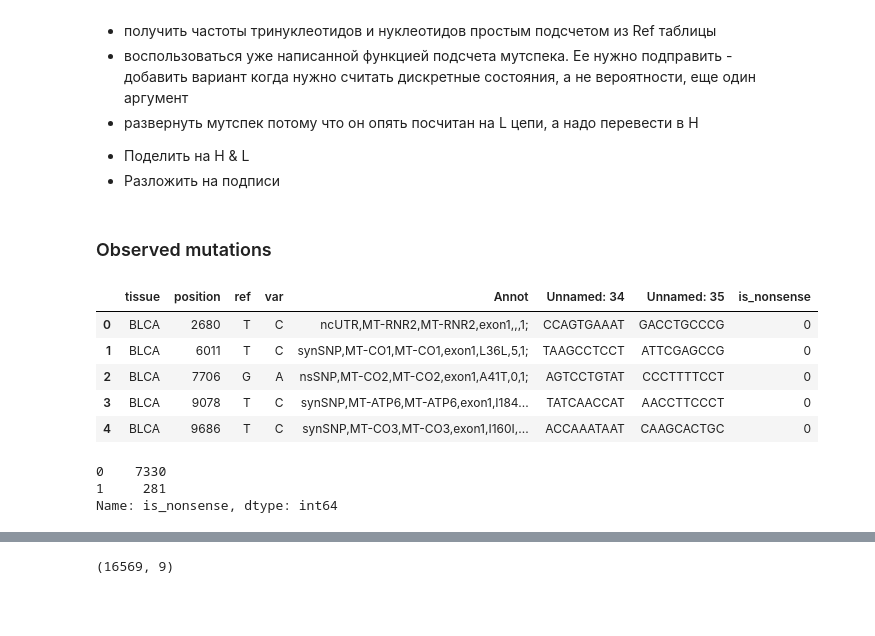
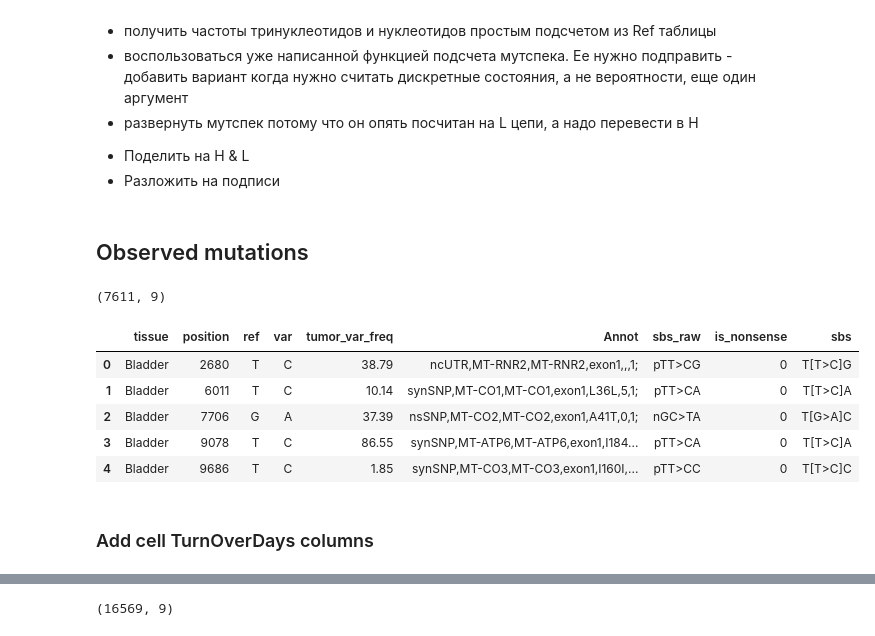
Before and after one commit to mitoclub/Signatures, a Jupyter notebook: notebooks/cancer_calc_ms.ipynb, the cells around one changed output, grey strips where cells are left out. Cells and saved outputs as stored; diff of their text form; code cells hidden in the pictures; blank space fills up the shorter version.

```diff
--- a/notebooks/cancer_calc_ms.ipynb
+++ b/notebooks/cancer_calc_ms.ipynb
@@ -33,2 +37,2 @@ from mutspec.utils import (
 # %% [markdown]
-### Observed mutations
+## Observed mutations
@@ -35,19 +42,31 @@ from mutspec.utils import (
 # %%
 ##### read observed and merge it with annotation in order to annotate
 path_to_obs = "../data/external/CancerDataFromCampbell/mtDNA_snv_Oct2016.txt"
-_cols = "position,ref,var,tissue,Annot,Unnamed: 34,Unnamed: 35,is_nonsense".split(",")
+_cols = "position,ref,var,Tier2,Annot,tumor_var_freq,is_nonsense,Unnamed: 36".split(",")
 ObsAll = pd.read_csv(path_to_obs, sep="\t", usecols=_cols)
+
+ObsAll.rename(columns={"Tier2": "tissue", "Unnamed: 36": "sbs_raw"}, inplace=True)
+
+def replace_sbs(sbs: str):
+    new_sbs = sbs[1] + "[" + sbs[2:5] + "]" + sbs[-1]
+    if sbs.startswith("p"):
+        pass
+    elif sbs.startswith("n"):
+        new_sbs = rev_comp(new_sbs)
+    return new_sbs
+
+ObsAll["sbs"] = ObsAll["sbs_raw"].apply(replace_sbs)
+ObsAll["tumor_var_freq"] = ObsAll["tumor_var_freq"].str.rstrip("%").astype(np.float)
+
+print(ObsAll.shape)
 ObsAll.head()
 # %% [output]
+(7611, 9)
-|  | tissue | position | ref | var | Annot | Unnamed: 34 | Unnamed: 35 | is_nonsense |
-| 0 | BLCA | 2680 | T | C | ncUTR,MT-RNR2,MT-RNR2,exon1,,,1; | CCAGTGAAAT | GACCTGCCCG | 0 |
-| 1 | BLCA | 6011 | T | C | synSNP,MT-CO1,MT-CO1,exon1,L36L,5,1; | TAAGCCTCCT | ATTCGAGCCG | 0 |
-| 2 | BLCA | 7706 | G | A | nsSNP,MT-CO2,MT-CO2,exon1,A41T,0,1; | AGTCCTGTAT | CCCTTTTCCT | 0 |
-| 3 | BLCA | 9078 | T | C | synSNP,MT-ATP6,MT-ATP6,exon1,I184... | TATCAACCAT | AACCTTCCCT | 0 |
-| 4 | BLCA | 9686 | T | C | synSNP,MT-CO3,MT-CO3,exon1,I160I,... | ACCAAATAAT | CAAGCACTGC | 0 |
+|  | tissue | position | ref | var | tumor_var_freq | Annot | sbs_raw | is_nonsense | sbs |
+| 0 | Bladder | 2680 | T | C | 38.79 | ncUTR,MT-RNR2,MT-RNR2,exon1,,,1; | pTT>CG | 0 | T[T>C]G |
+| 1 | Bladder | 6011 | T | C | 10.14 | synSNP,MT-CO1,MT-CO1,exon1,L36L,5,1; | pTT>CA | 0 | T[T>C]A |
+| 2 | Bladder | 7706 | G | A | 37.39 | nsSNP,MT-CO2,MT-CO2,exon1,A41T,0,1; | nGC>TA | 0 | T[G>A]C |
+| 3 | Bladder | 9078 | T | C | 86.55 | synSNP,MT-ATP6,MT-ATP6,exon1,I184... | pTT>CA | 0 | T[T>C]A |
+| 4 | Bladder | 9686 | T | C | 1.85 | synSNP,MT-CO3,MT-CO3,exon1,I160I,... | pTT>CC | 0 | T[T>C]C |
-# %%
-ObsAll.is_nonsense.value_counts()
-# %% [output]
-0    7330
-1     281
-Name: is_nonsense, dtype: int64
+# %% [markdown]
+### Add cell TurnOverDays columns
```
Also changed, not shown: parts of 22 cells of this notebook, 3 other files.
